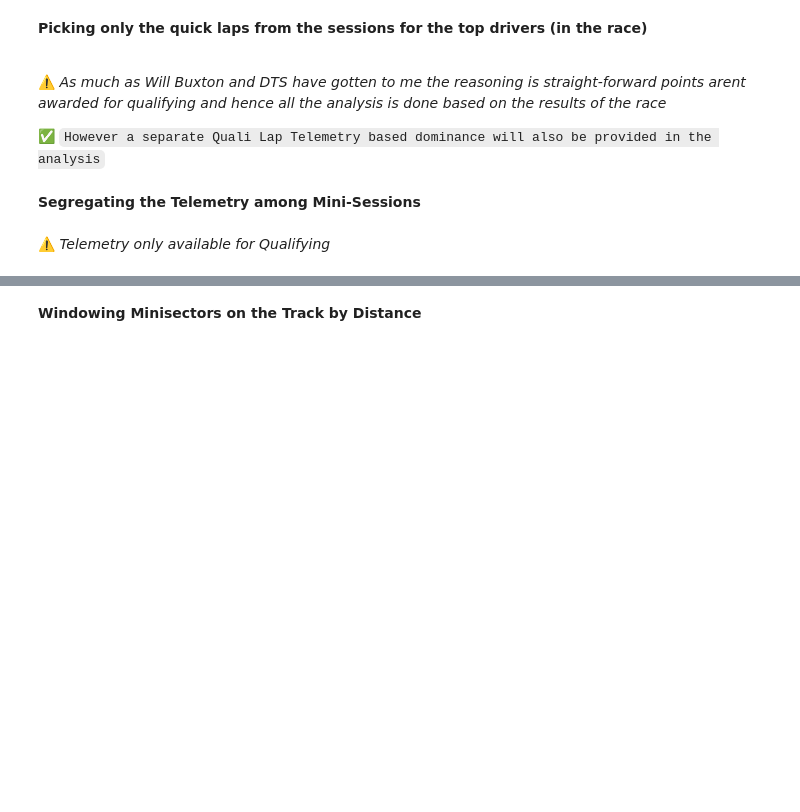
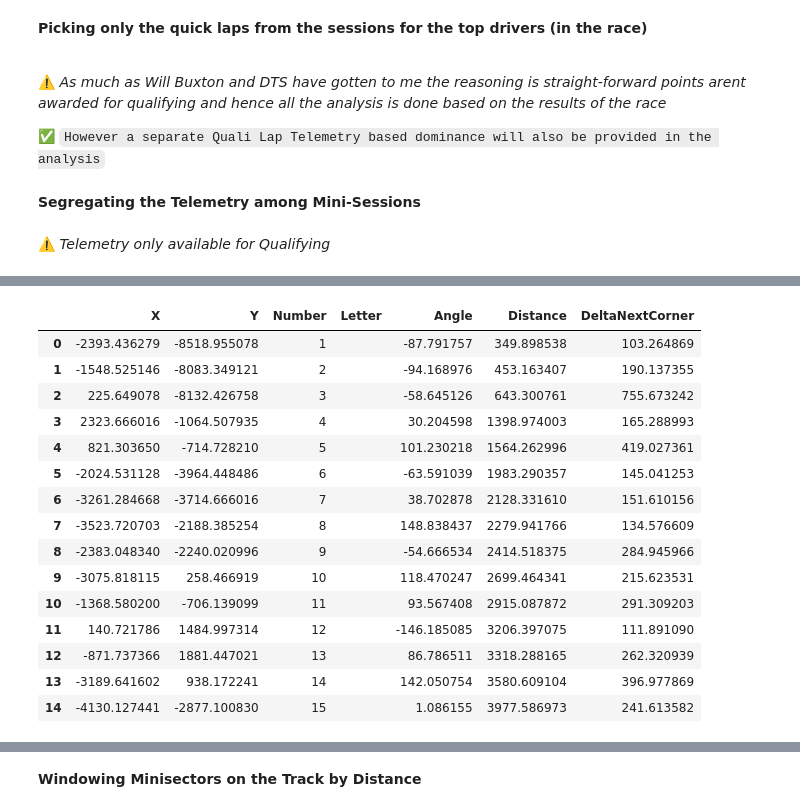
Before and after one commit to anilhimam17/Racing-all-Along, a Jupyter notebook: F1/notebooks/race_debriefs_2025/brazil_2025.ipynb, the cells around one changed output, grey strips where cells are left out. Drawn from its saved outputs; the diff is of its cells as text; code cells hidden in the pictures; blank space fills up the shorter version.

Commit message:
bug: initial logic for new fixed window telemetry keypoint mostly works

```diff
--- a/F1/notebooks/race_debriefs_2025/brazil_2025.ipynb
+++ b/F1/notebooks/race_debriefs_2025/brazil_2025.ipynb
@@ -179,0 +211,15 @@ q1_telemetry_by_race_digest.keys()
+# %%
+import pandas as pd
+from fastf1.core import CircuitInfo, Telemetry
+
+
+# Accessing the Circuit Information object
+circuit_info = brazil_quali.get_circuit_info()
+assert isinstance(circuit_info, CircuitInfo)
+
+# Loading the Corner Data
+circuit_corners_spec = circuit_info.corners
+circuit_rotation = circuit_info.rotation
+
+print(f"Corners by Distance and Angle:\n{circuit_corners_spec}")
+print(f"\nCircuit Rotation Angle:{circuit_rotation}")
@@ -179,0 +246,12 @@ q1_telemetry_by_race_digest.keys()
+# %%
+fastest_race_lap = race_fast_laps.pick_fastest()
+print(f"Fastest Race Lap:\n{fastest_race_lap}")
+
+assert isinstance(fastest_race_lap, Lap)
+fastest_lap_telemetry = (
+    fastest_race_lap
+    .get_car_data()
+    .add_differential_distance()
+    .add_distance()
+)
+print(f"\nFastest Lap Telemetry:\n{fastest_lap_telemetry}")
@@ -179,0 +276,32 @@ q1_telemetry_by_race_digest.keys()
+# %%
+circuit_corners_spec_copy = circuit_corners_spec.copy()
+
+lap_max_dist = fastest_lap_telemetry["Distance"].iloc[-1]
+final_corner_apex = circuit_corners_spec_copy["Distance"].iloc[-1]
+last_corner_to_finish = lap_max_dist - final_corner_apex
+
+circuit_corners_spec_copy["DeltaNextCorner"] = (
+    circuit_corners_spec_copy["Distance"]
+    .diff()
+    .shift(-1)
+    .fillna(last_corner_to_finish)
+)
+
+circuit_corners_spec_copy
+# %% [output]
+|  | X | Y | Number | Letter | Angle | Distance | DeltaNextCorner |
+| 0 | -2393.436279 | -8518.955078 | 1 |  | -87.791757 | 349.898538 | 103.264869 |
+| 1 | -1548.525146 | -8083.349121 | 2 |  | -94.168976 | 453.163407 | 190.137355 |
+| 2 | 225.649078 | -8132.426758 | 3 |  | -58.645126 | 643.300761 | 755.673242 |
+| 3 | 2323.666016 | -1064.507935 | 4 |  | 30.204598 | 1398.974003 | 165.288993 |
+| 4 | 821.303650 | -714.728210 | 5 |  | 101.230218 | 1564.262996 | 419.027361 |
+| 5 | -2024.531128 | -3964.448486 | 6 |  | -63.591039 | 1983.290357 | 145.041253 |
+| 6 | -3261.284668 | -3714.666016 | 7 |  | 38.702878 | 2128.331610 | 151.610156 |
+| 7 | -3523.720703 | -2188.385254 | 8 |  | 148.838437 | 2279.941766 | 134.576609 |
+| 8 | -2383.048340 | -2240.020996 | 9 |  | -54.666534 | 2414.518375 | 284.945966 |
+| 9 | -3075.818115 | 258.466919 | 10 |  | 118.470247 | 2699.464341 | 215.623531 |
+| 10 | -1368.580200 | -706.139099 | 11 |  | 93.567408 | 2915.087872 | 291.309203 |
+| 11 | 140.721786 | 1484.997314 | 12 |  | -146.185085 | 3206.397075 | 111.891090 |
+| 12 | -871.737366 | 1881.447021 | 13 |  | 86.786511 | 3318.288165 | 262.320939 |
+| 13 | -3189.641602 | 938.172241 | 14 |  | 142.050754 | 3580.609104 | 396.977869 |
+| 14 | -4130.127441 | -2877.100830 | 15 |  | 1.086155 | 3977.586973 | 241.613582 |
```
Also changed, not shown: parts of 11 cells of this notebook.
